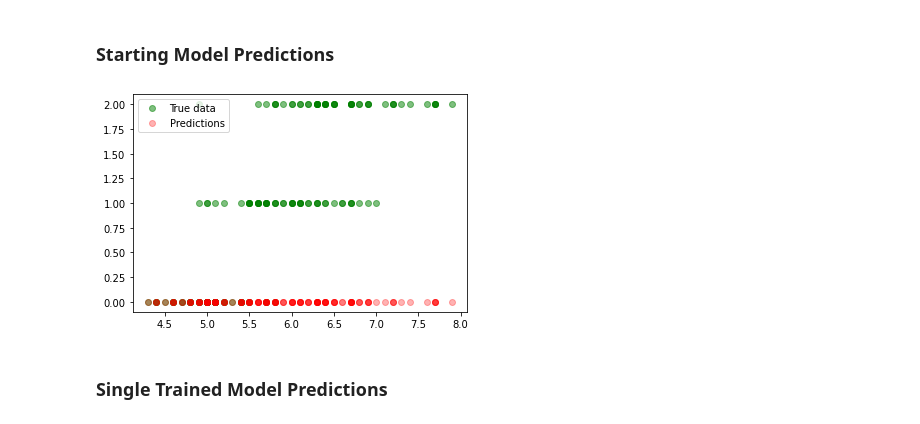
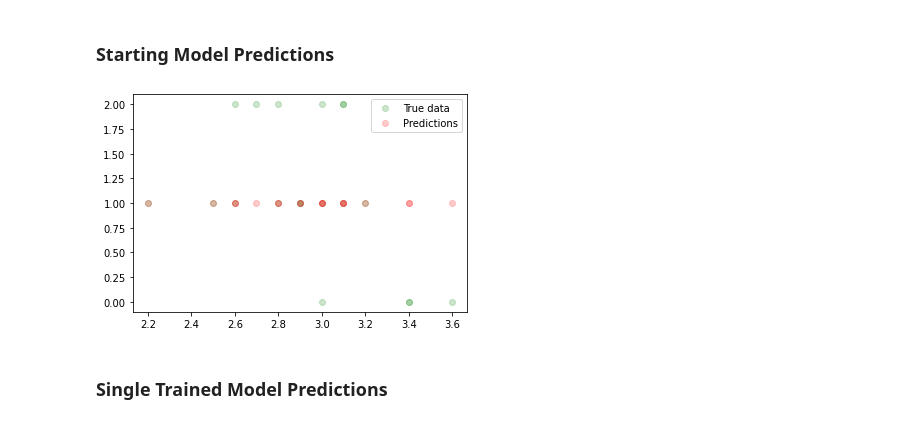
Before and after one commit to secureailabs/datascience, a Jupyter notebook: notebooks/Logistic Regression/LogRv1.ipynb, the cells around one changed output. Cells and saved outputs as stored; diff of their text form; code cells hidden in the pictures.

Commit message:
BOARD-1020 helper functions in own lib, notebooks properly federated

```diff
--- a/notebooks/Logistic Regression/LogRv1.ipynb
+++ b/notebooks/Logistic Regression/LogRv1.ipynb
@@ -1,6 +1,5 @@
 # %%
 import matplotlib.pyplot as plt
-
 
 def print_graph(predicted, x_train, y_train):
 
@@ -15,21 +14,31 @@ def print_graph(predicted, x_train, y_train):
 
     column_a = []
     for x in x_train:
-        column_a.append(x[0])
+        column_a.append(x[1])
 
-    plt.plot(column_a, labels, 'go', label='True data', alpha=0.5)
-    plt.plot(column_a, predictions, 'go', label='Predictions', color="red", alpha=0.3)
+    plt.plot(column_a, labels, 'go', label='True data', alpha=0.2)
+    plt.plot(column_a, predictions, 'go', label='Predictions', color="red", alpha=0.2)
     plt.legend(loc='best')
     plt.show()
 # %% [markdown]
 ### Set up dataset
+# %%
+import numpy
+
+def unison_shuffled_copies(a, b):
+    assert len(a) == len(b)
+    numpy.random.seed (1)
+    p = numpy.random.permutation(len(a))
+    return a[p], b[p]
 # %%
 import torch
-from sail_safe_functions.machine_learning.models.LogisticRegression import LogisticRegression
+from helper_libs.shared.models.LogisticRegression import LogisticRegression
 from sklearn.datasets import load_iris
 from sklearn.preprocessing import OneHotEncoder
+import random
 
 iris = load_iris()
+
 
 encoder = OneHotEncoder(sparse=False)
 x_train = iris.data
@@ -39,23 +48,28 @@ y_train = torch.from_numpy(y_train)
 x_train = x_train.float()
 y_train = y_train.float()
 
+x_train, y_train = unison_shuffled_copies(x_train, y_train)
+
+
 #TODO: Properly Federate Data
-data_federation = [[x_train, y_train], [x_train, y_train]]
+data_federation = [[x_train[0:64], y_train[0:64]], [x_train[65:129], y_train[65:129]]]
+
+x_test = x_train[130:149]
+y_test = y_train[130:149]
 
 in_layer = len(x_train[0])
 out_layer = len(y_train[0])
 optimizer = "SGD"
 criterion = "MSELoss"
 starting_model = LogisticRegression(in_layer, out_layer)
-epochs = 400
 learn_rate = 0.1
 # %% [markdown]
 ### Starting Model Predictions
 # %%
-predicted = starting_model(x_train)
+predicted = starting_model(x_test)
 
-print_graph(predicted, x_train, y_train)
+print_graph(predicted, x_test, y_test)
 # %% [output]
-[figure, old version]
+[figure, new version]
 # %% [markdown]
 ### Single Trained Model Predictions
```
Also changed, not shown: parts of 7 cells of this notebook, 13 other files.
